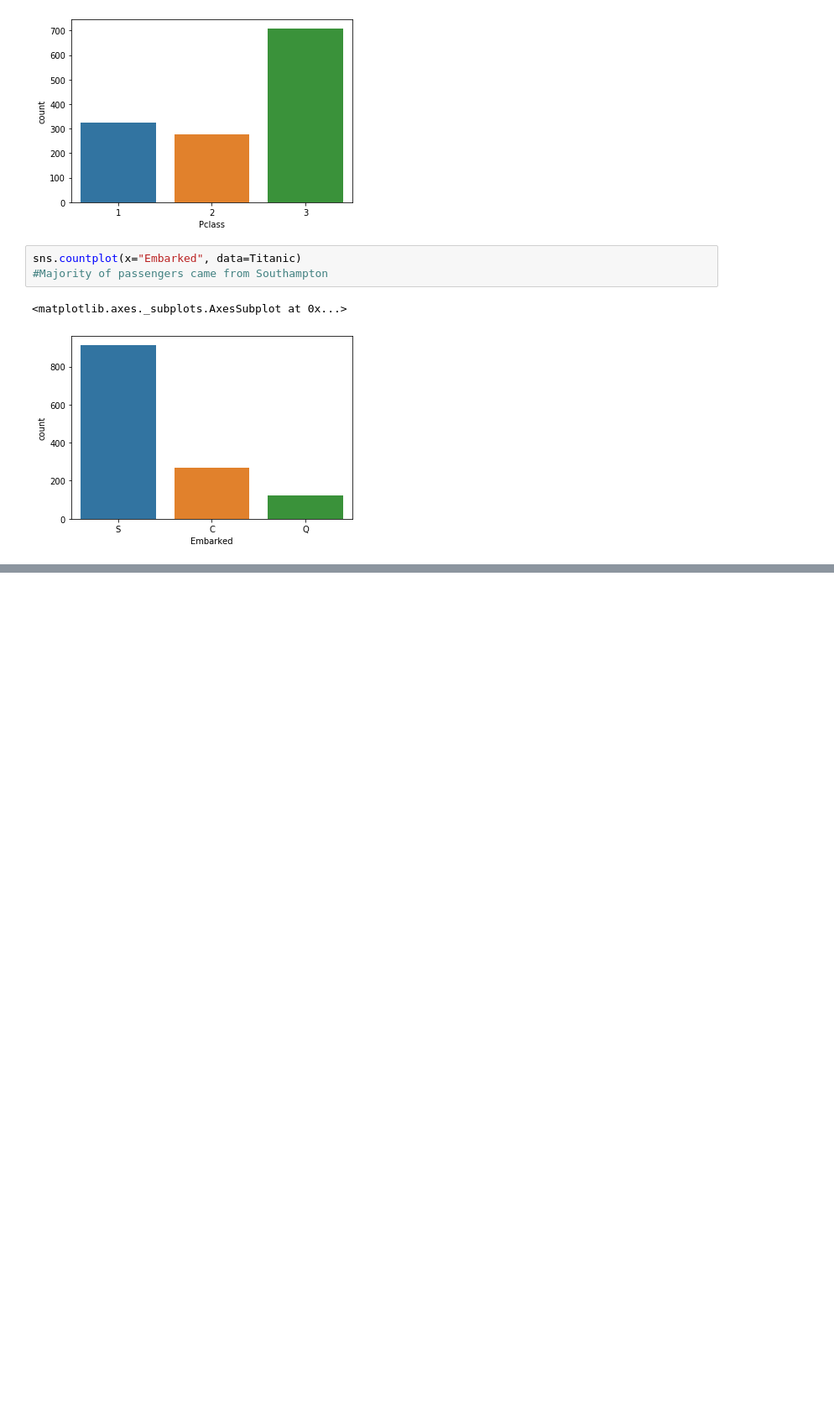
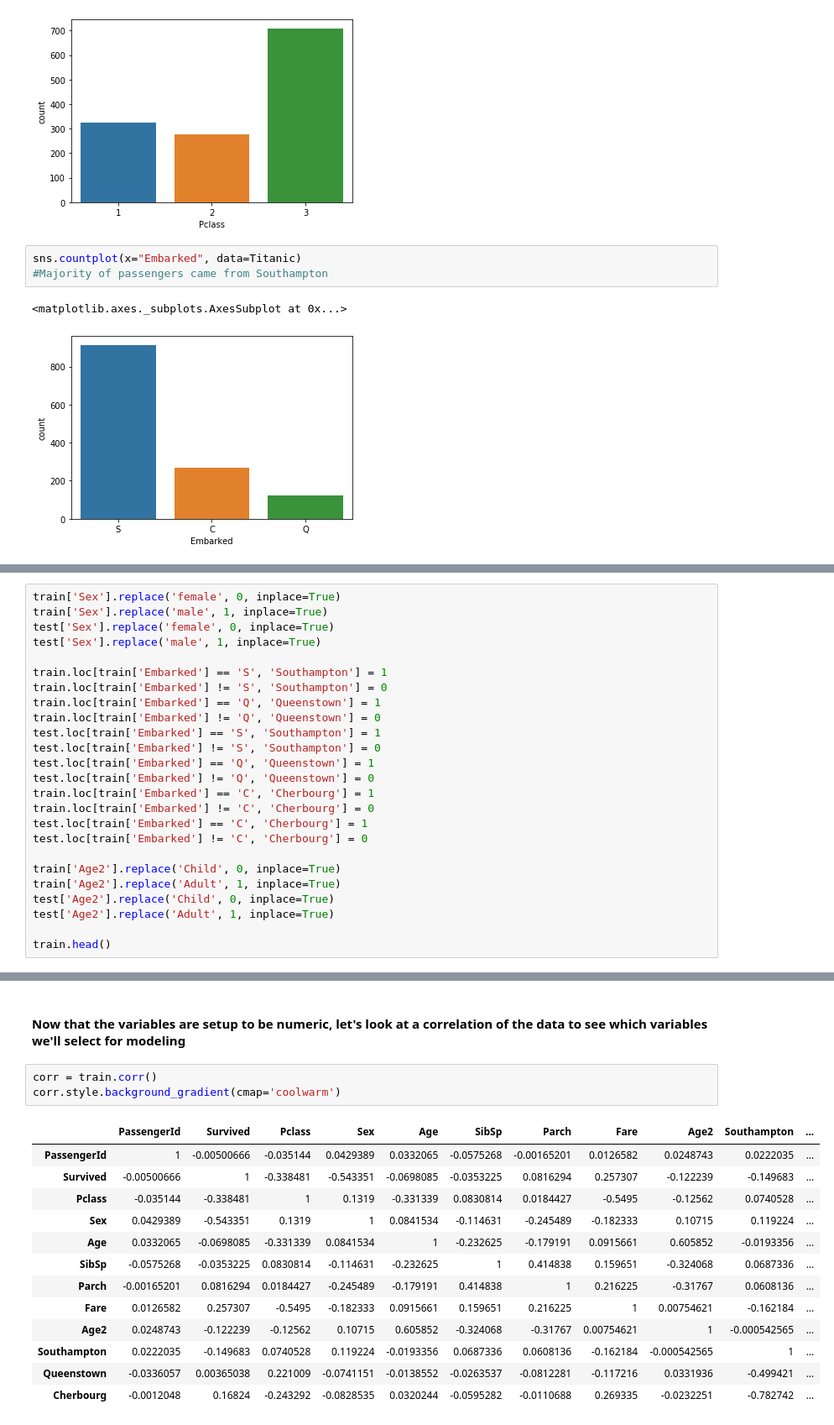
Before and after one commit to smcconn5/Portfolio, a Jupyter notebook: Projects/Titanic Survival Analysis and Machine Learning.ipynb, the cells around one changed output, grey strips where cells are left out. Shown at 84% size. Drawn from its saved outputs; the diff is of its cells as text; blank space fills up the shorter version.

```diff
--- a/Projects/Titanic Survival Analysis and Machine Learning.ipynb
+++ b/Projects/Titanic Survival Analysis and Machine Learning.ipynb
@@ -112,0 +184,25 @@ None
+# %%
+train['Sex'].replace('female', 0, inplace=True)
+train['Sex'].replace('male', 1, inplace=True)
+test['Sex'].replace('female', 0, inplace=True)
+test['Sex'].replace('male', 1, inplace=True)
+
+train.loc[train['Embarked'] == 'S', 'Southampton'] = 1
+train.loc[train['Embarked'] != 'S', 'Southampton'] = 0
+train.loc[train['Embarked'] == 'Q', 'Queenstown'] = 1
+train.loc[train['Embarked'] != 'Q', 'Queenstown'] = 0
+test.loc[train['Embarked'] == 'S', 'Southampton'] = 1
+test.loc[train['Embarked'] != 'S', 'Southampton'] = 0
+test.loc[train['Embarked'] == 'Q', 'Queenstown'] = 1
+test.loc[train['Embarked'] != 'Q', 'Queenstown'] = 0
+train.loc[train['Embarked'] == 'C', 'Cherbourg'] = 1
+train.loc[train['Embarked'] != 'C', 'Cherbourg'] = 0
+test.loc[train['Embarked'] == 'C', 'Cherbourg'] = 1
+test.loc[train['Embarked'] != 'C', 'Cherbourg'] = 0
+
+train['Age2'].replace('Child', 0, inplace=True)
+train['Age2'].replace('Adult', 1, inplace=True)
+test['Age2'].replace('Child', 0, inplace=True)
+test['Age2'].replace('Adult', 1, inplace=True)
+
+train.head()
@@ -112,0 +216,19 @@ None
+# %% [markdown]
+#### Now that the variables are setup to be numeric, let's look at a correlation of the data to see which variables we'll select for modeling
+# %%
+corr = train.corr()
+corr.style.background_gradient(cmap='coolwarm')
+# %% [output]
+|  | PassengerId | Survived | Pclass | Sex | Age | SibSp | Parch | Fare | Age2 | Southampton | ... |
+| PassengerId | 1 | -0.00500666 | -0.035144 | 0.0429389 | 0.0332065 | -0.0575268 | -0.00165201 | 0.0126582 | 0.0248743 | 0.0222035 | ... |
+| Survived | -0.00500666 | 1 | -0.338481 | -0.543351 | -0.0698085 | -0.0353225 | 0.0816294 | 0.257307 | -0.122239 | -0.149683 | ... |
+| Pclass | -0.035144 | -0.338481 | 1 | 0.1319 | -0.331339 | 0.0830814 | 0.0184427 | -0.5495 | -0.12562 | 0.0740528 | ... |
+| Sex | 0.0429389 | -0.543351 | 0.1319 | 1 | 0.0841534 | -0.114631 | -0.245489 | -0.182333 | 0.10715 | 0.119224 | ... |
+| Age | 0.0332065 | -0.0698085 | -0.331339 | 0.0841534 | 1 | -0.232625 | -0.179191 | 0.0915661 | 0.605852 | -0.0193356 | ... |
+| SibSp | -0.0575268 | -0.0353225 | 0.0830814 | -0.114631 | -0.232625 | 1 | 0.414838 | 0.159651 | -0.324068 | 0.0687336 | ... |
+| Parch | -0.00165201 | 0.0816294 | 0.0184427 | -0.245489 | -0.179191 | 0.414838 | 1 | 0.216225 | -0.31767 | 0.0608136 | ... |
+| Fare | 0.0126582 | 0.257307 | -0.5495 | -0.182333 | 0.0915661 | 0.159651 | 0.216225 | 1 | 0.00754621 | -0.162184 | ... |
+| Age2 | 0.0248743 | -0.122239 | -0.12562 | 0.10715 | 0.605852 | -0.324068 | -0.31767 | 0.00754621 | 1 | -0.000542565 | ... |
+| Southampton | 0.0222035 | -0.149683 | 0.0740528 | 0.119224 | -0.0193356 | 0.0687336 | 0.0608136 | -0.162184 | -0.000542565 | 1 | ... |
+| Queenstown | -0.0336057 | 0.00365038 | 0.221009 | -0.0741151 | -0.0138552 | -0.0263537 | -0.0812281 | -0.117216 | 0.0331936 | -0.499421 | ... |
+| Cherbourg | -0.0012048 | 0.16824 | -0.243292 | -0.0828535 | 0.0320244 | -0.0595282 | -0.0110688 | 0.269335 | -0.0232251 | -0.782742 | ... |
```
Also changed, not shown: parts of 18 cells of this notebook.
